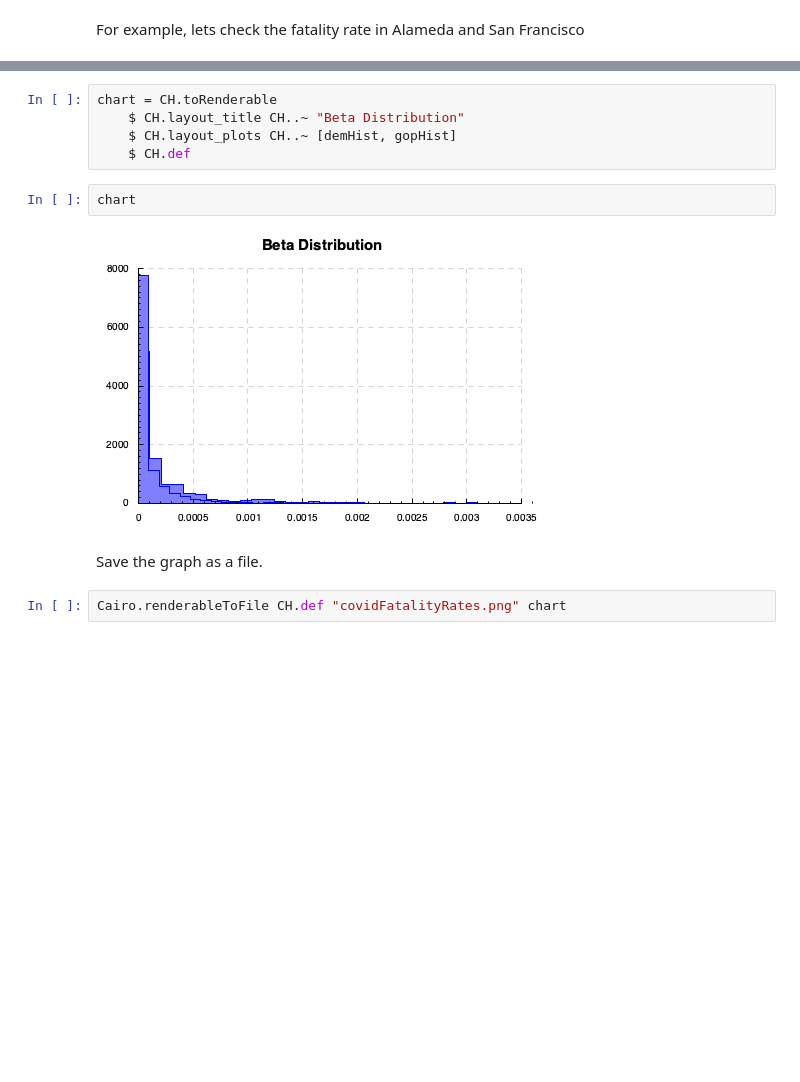
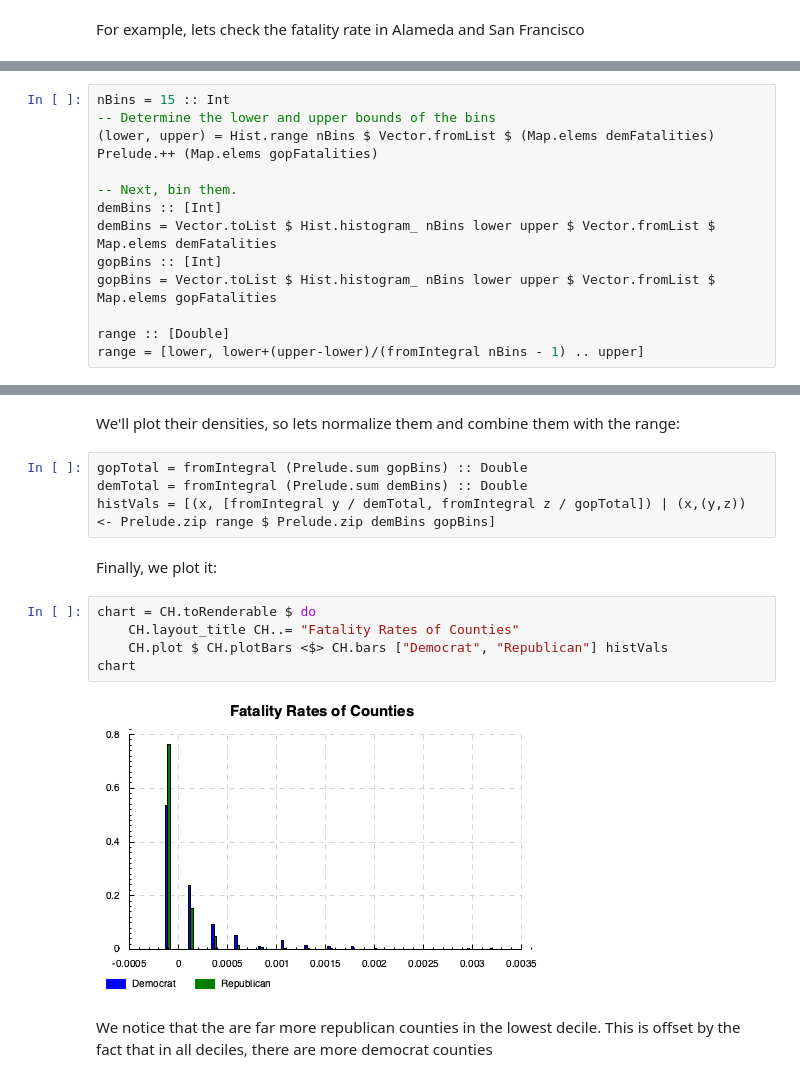
Before and after one commit to davidlibland/hask_or_py, a Jupyter notebook: CovidFatalitiesPolitics/CovidFatalitiesViaCassava.ipynb, the cells around one changed output, grey strips where cells are left out. Drawn from its saved outputs; the diff is of its cells as text; blank space fills up the shorter version.

Commit message:
Added graph

```diff
--- a/CovidFatalitiesPolitics/CovidFatalitiesViaCassava.ipynb
+++ b/CovidFatalitiesPolitics/CovidFatalitiesViaCassava.ipynb
@@ -306,0 +302,13 @@ gopHist = CH.histToPlot $ CH.defaultNormedPlotHist
+# %%
+nBins = 15 :: Int
+-- Determine the lower and upper bounds of the bins
+(lower, upper) = Hist.range nBins $ Vector.fromList $ (Map.elems demFatalities) Prelude.++ (Map.elems gopFatalities)
+
+-- Next, bin them.
+demBins :: [Int]
+demBins = Vector.toList $ Hist.histogram_ nBins lower upper $ Vector.fromList $ Map.elems demFatalities
+gopBins :: [Int]
+gopBins = Vector.toList $ Hist.histogram_ nBins lower upper $ Vector.fromList $ Map.elems gopFatalities
+
+range :: [Double]
+range = [lower, lower+(upper-lower)/(fromIntegral nBins - 1) .. upper]
@@ -307,13 +325,17 @@ gopHist = CH.histToPlot $ CH.defaultNormedPlotHist
+# %% [markdown]
+We'll plot their densities, so lets normalize them and combine them with the range:
+# %%
+gopTotal = fromIntegral (Prelude.sum gopBins) :: Double
+demTotal = fromIntegral (Prelude.sum demBins) :: Double
+histVals = [(x, [fromIntegral y / demTotal, fromIntegral z / gopTotal]) | (x,(y,z)) <- Prelude.zip range $ Prelude.zip demBins gopBins]
+# %% [markdown]
+Finally, we plot it:
 # %%
-chart = CH.toRenderable
-    $ CH.layout_title CH..~ "Beta Distribution"
-    $ CH.layout_plots CH..~ [demHist, gopHist]
-    $ CH.def
+chart = CH.toRenderable $ do
+    CH.layout_title CH..= "Fatality Rates of Counties"
+    CH.plot $ CH.plotBars <$> CH.bars ["Democrat", "Republican"] histVals
+chart
+# %% [output]
+[figure, added]
-# %%
-chart
-# %% [output]
-[figure, removed]
-# %% [markdown]
-Save the graph as a file.
-# %%
-Cairo.renderableToFile CH.def "covidFatalityRates.png" chart
+# %% [markdown]
+We notice that the are far more republican counties in the lowest decile. This is offset by the fact that in all deciles, there are more democrat counties
```
Also changed, not shown: parts of 8 cells of this notebook.
